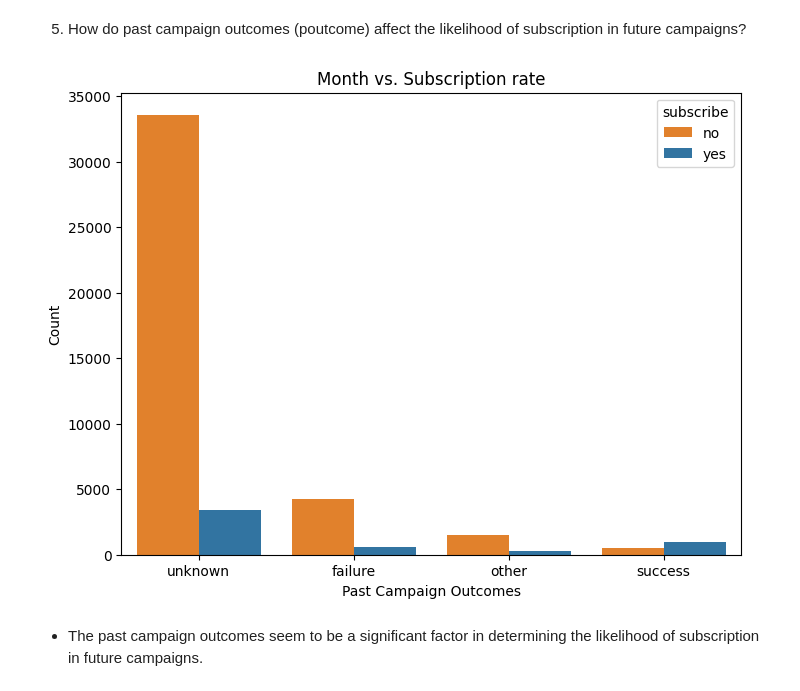
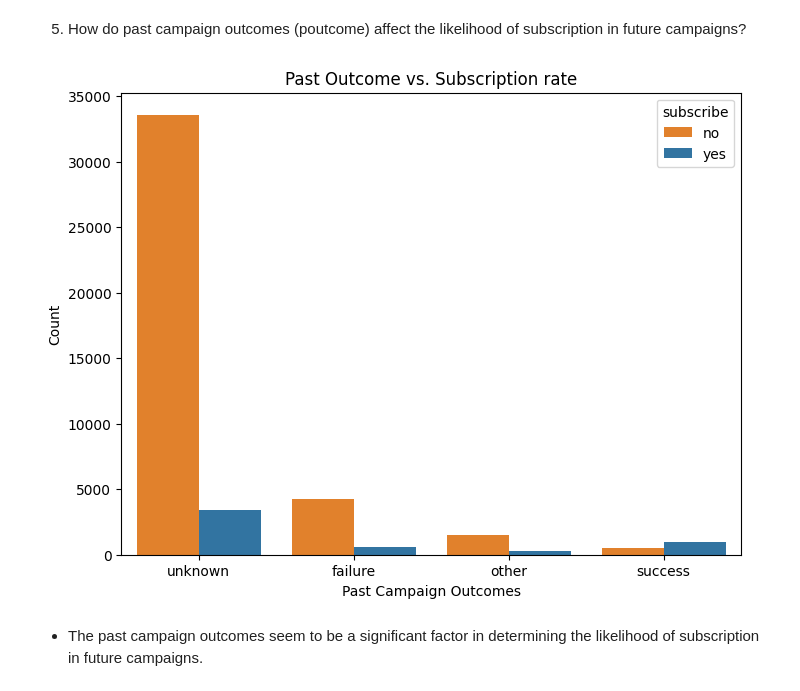
Before and after one commit to adubrightkwartengsnr/Customer_Subscription_Model, a Jupyter notebook: notebooks/customer_subscription.ipynb, the cells around one changed output. Cells and saved outputs as stored; diff of their text form; code cells hidden in the pictures.

```diff
--- a/notebooks/customer_subscription.ipynb
+++ b/notebooks/customer_subscription.ipynb
@@ -693,14 +679,14 @@ plt.show()
 # %%
 # Count plot of past campaign outcomes
 plt.figure(figsize=(8, 6))
 sns.countplot(x='poutcome', hue='y', data=train_df, palette=custom_palette)
-plt.title('Month vs. Subscription rate')
+plt.title('Past Outcome vs. Subscription rate')
 plt.xlabel('Past Campaign Outcomes')
 plt.ylabel('Count')
 plt.legend(title='subscribe', loc='upper right')
 plt.show()
 # %% [output]
-[figure, old version]
+[figure, new version]
 # %% [markdown]
 
 - The past campaign outcomes seem to be a significant factor in determining the likelihood of subscription in future campaigns.
```
Also changed, not shown: parts of 10 cells of this notebook.
